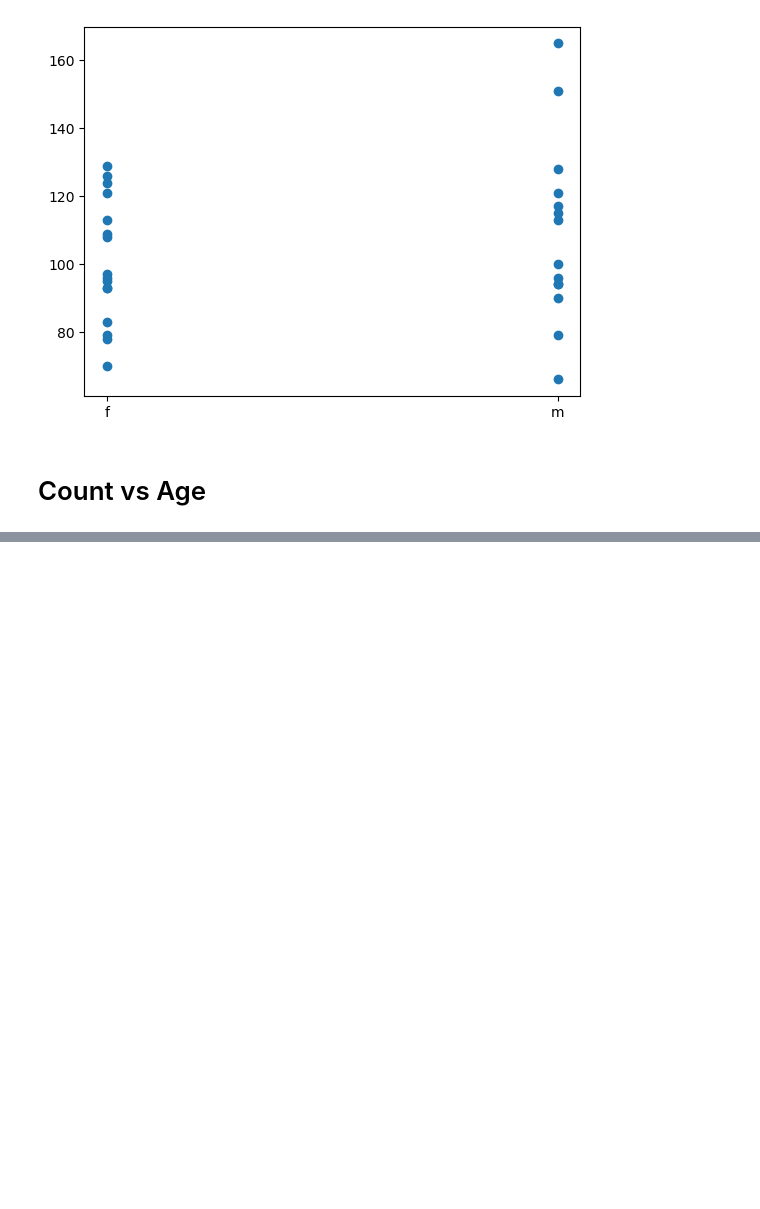
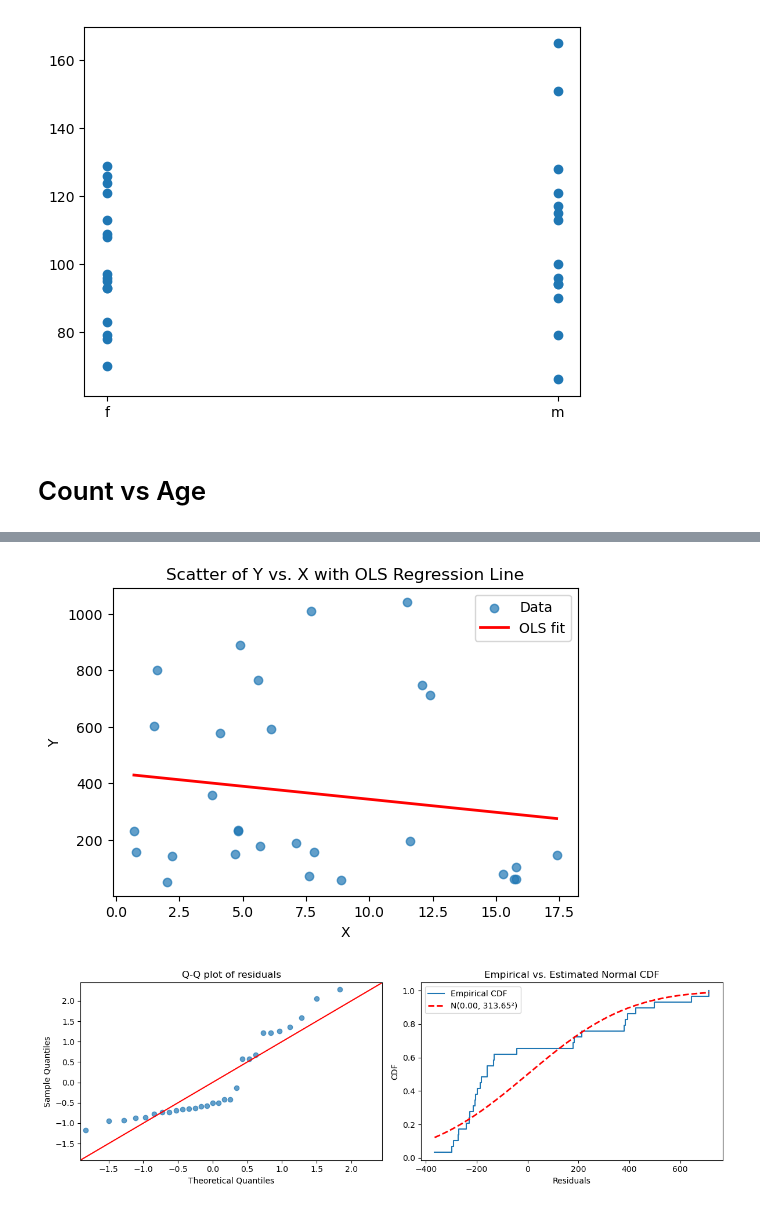
Before and after one commit to fun2play/BU_RISE_Project, a Jupyter notebook: regression.ipynb, the cells around one changed output, grey strips where cells are left out. Cells and saved outputs as stored; diff of their text form; code cells hidden in the pictures; blank space fills up the shorter version.

```diff
--- a/regression.ipynb
+++ b/regression.ipynb
@@ -179,0 +280,66 @@ R² = 0.0103
+# %%
+#regression graph of duration vs. age
+x = participants['age'] #independent variable, change this depending on what you're looking at
+y = participants['hfocount'] #dependent variable, change
+
+x = participants['age']
+y = participants['hfocount']
+
+
+q1, q3 = participants['hfocount'].quantile([0.25,0.75])
+iqr = q3 - q1
+lo, hi = q1 - 1.5*iqr, q3 + 1.5*iqr
+
+mask = (y >= lo) & (y <= hi)
+
+x = x[mask]
+y = y[mask]
+
+df = participants
+
+X_sm = sm.add_constant(x)
+#print(df)     # add intercept
+model = sm.OLS(y, X_sm).fit()
+plt.figure(figsize=(6,4))
+plt.scatter(x, y, alpha=0.7, label='Data')
+x_vals = np.linspace(x.min(), x.max(), 100)
+y_vals = model.params['const'] + model.params['age'] * x_vals
+plt.plot(x_vals, y_vals, color='red', lw=2, label='OLS fit')
+plt.xlabel('X')
+plt.ylabel('Y')
+plt.title('Scatter of Y vs. X with OLS Regression Line')
+plt.legend()
+plt.show()
+
+# Extract residuals
+resid = model.resid
+n = len(resid)
+sorted_resid = np.sort(resid)
+ecdf = np.arange(1, n+1) / n
+
+# MLE estimates for residual distribution
+mu_hat = resid.mean()
+sigma_hat = np.sqrt(((resid - mu_hat)**2).sum() / n)
+
+# Plot
+fig, axes = plt.subplots(1, 2, figsize=(12, 4))
+
+# Q‑Q plot
+sm.qqplot(resid, line='45', fit=True, ax=axes[0], alpha=0.7)
+axes[0].set_title('Q‑Q plot of residuals')
+
+# ECDF + theoretical CDF
+axes[1].step(sorted_resid, ecdf, where='post', label='Empirical CDF')
+x_vals = np.linspace(sorted_resid.min(), sorted_resid.max(), 200)
+axes[1].plot(x_vals, norm.cdf(x_vals, loc=mu_hat, scale=sigma_hat),
+             'r--', lw=2, label=f'N({mu_hat:.2f}, {sigma_hat:.2f}²)')
+axes[1].set_xlabel('Residuals')
+axes[1].set_ylabel('CDF')
+axes[1].set_title('Empirical vs. Estimated Normal CDF')
+axes[1].legend()
+
+plt.tight_layout()
+plt.show()
+# %% [output]
+[figure, added]
+[figure, added]
```
Also changed, not shown: parts of 5 cells of this notebook.
